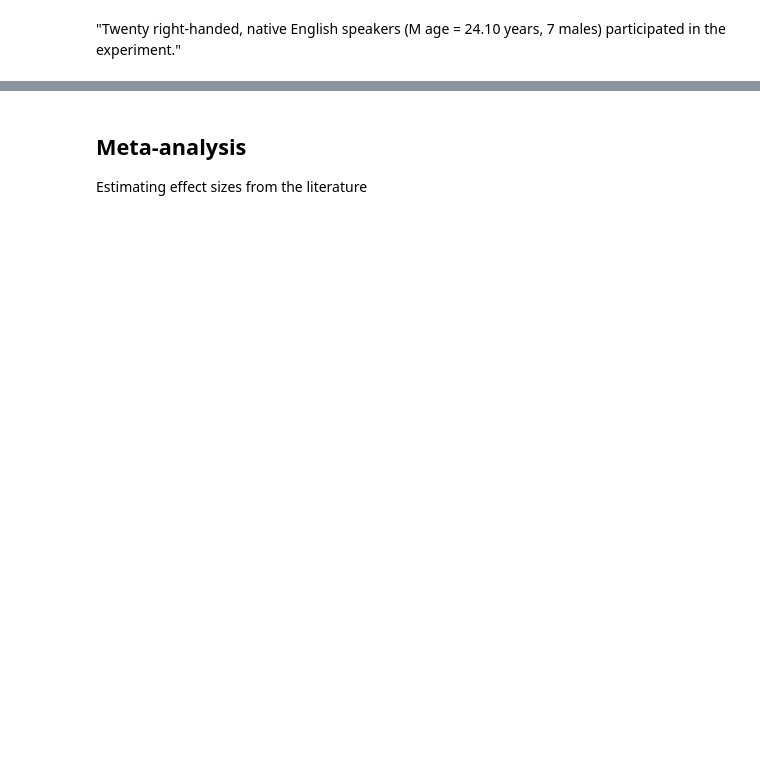
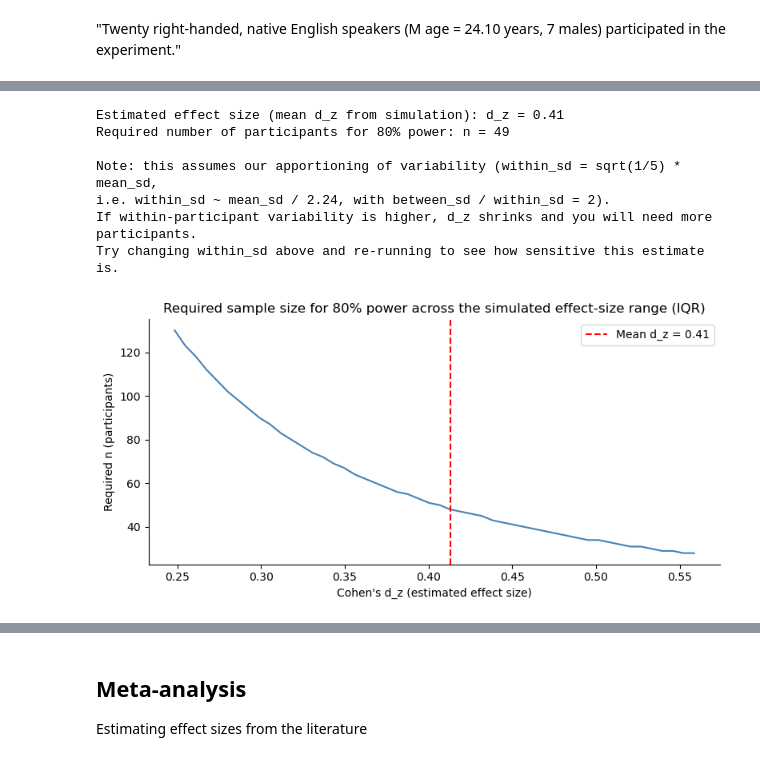
Before and after one commit to ethanweed/ExPsyLing, a Jupyter notebook: Notebooks/Simulation2.ipynb, the cells around one changed output, grey strips where cells are left out. Drawn from its saved outputs; the diff is of its cells as text; code cells hidden in the pictures; blank space fills up the shorter version.

Commit message:
Many changes and updates
too many to enumerate!

```diff
--- a/Notebooks/Simulation2.ipynb
+++ b/Notebooks/Simulation2.ipynb
@@ -187 +265,76 @@ sns.despine()
+# %%
+# So... the question everyone wants to know is: "How many participants do we need?"
+#
+# We now have everything we need to address this question using simulated data.
+#
+# We have estimated the effect size we might expect from the published data (and, from the
+# histogram above, we have an idea of how much a single n = 20 study's estimate can bounce around).
+# So, given the effect size we expect, how many participants do we need to have a good
+# (e.g. 80%) chance of detecting it?
+#
+# 80% power is the conventional minimum: the probability of detecting the effect if it is real,
+# accepting a 20% chance of a Type II error (missing a real effect). We use alpha = 0.05.
+#
+# Because Peel et al. used a repeated-measures (paired) design, we use contrast='paired'.
+# IMPORTANT: with contrast='paired', power_ttest expects the *paired* effect size d_z
+# (mean of the difference scores / SD of the difference scores) -- which is exactly what
+# our simulation loop now stores in effect_sizes. The n returned is the number of *participants*.
+
+# Use the magnitude of the mean d_z as our best guess (sign just reflects which condition is faster).
+mean_dz = np.abs(np.mean(effect_sizes))
+
+required_n = pg.power_ttest(
+    d=mean_dz,
+    power=0.80,
+    alpha=0.05,
+    contrast='paired',
+    alternative='two-sided'
+)
+
+print(f"Estimated effect size (mean d_z from simulation): d_z = {mean_dz:.2f}")
+print(f"Required number of participants for 80% power: n = {np.ceil(required_n):.0f}")
+print()
+print("Note: this assumes our apportioning of variability (within_sd = sqrt(1/5) * mean_sd,")
+print("i.e. within_sd ~ mean_sd / 2.24, with between_sd / within_sd = 2).")
+print("If within-participant variability is higher, d_z shrinks and you will need more participants.")
+print("Try changing within_sd above and re-running to see how sensitive this estimate is.")
+
+# Our effect-size estimate is uncertain (see the spread in the histogram above), so it is useful
+# to see how the required sample size changes across that range.
+#
+# Caveat for interpretation: this spread is the sampling variability of estimating d_z from a
+# single n = 20 study (assuming Peel et al.'s means/SDs are the exact truth). It is NOT full
+# uncertainty about the true effect size, so read the curve as "if the true d_z sat here, this is
+# the n you'd need" rather than a complete confidence statement.
+
+# Work in magnitudes so the curve is monotonic and easy to read.
+abs_effects = np.abs(effect_sizes)
+dz_low  = np.percentile(abs_effects, 25)
+dz_high = np.percentile(abs_effects, 75)
+dz_grid = np.linspace(dz_low, dz_high, 50)
+
+n_grid = np.array([
+    pg.power_ttest(d=dz, power=0.80, alpha=0.05, contrast='paired', alternative='two-sided')
+    for dz in dz_grid
+])
+
+fig, ax = plt.subplots(figsize=(8, 4))
+ax.plot(dz_grid, np.ceil(n_grid), color='steelblue')
+ax.axvline(x=mean_dz, color='red', linestyle='--', label=f'Mean d_z = {mean_dz:.2f}')
+ax.set_xlabel("Cohen's d_z (estimated effect size)")
+ax.set_ylabel("Required n (participants)")
+ax.set_title("Required sample size for 80% power across the simulated effect-size range (IQR)")
+ax.legend()
+sns.despine()
+plt.tight_layout()
+plt.show()
+# %% [output]
+Estimated effect size (mean d_z from simulation): d_z = 0.41
+Required number of participants for 80% power: n = 49
+
+Note: this assumes our apportioning of variability (within_sd = sqrt(1/5) * mean_sd,
+i.e. within_sd ~ mean_sd / 2.24, with between_sd / within_sd = 2).
+If within-participant variability is higher, d_z shrinks and you will need more participants.
+Try changing within_sd above and re-running to see how sensitive this estimate is.
+[figure, added]
 # %%
```
Also changed, not shown: parts of 16 cells of this notebook, 7 other files.
